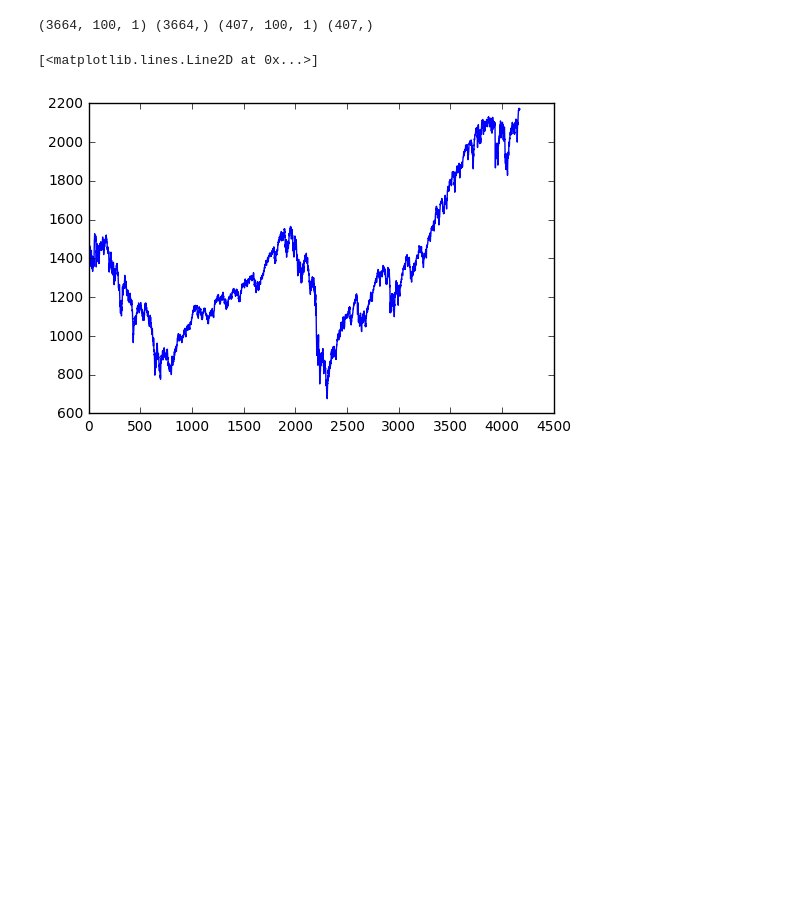
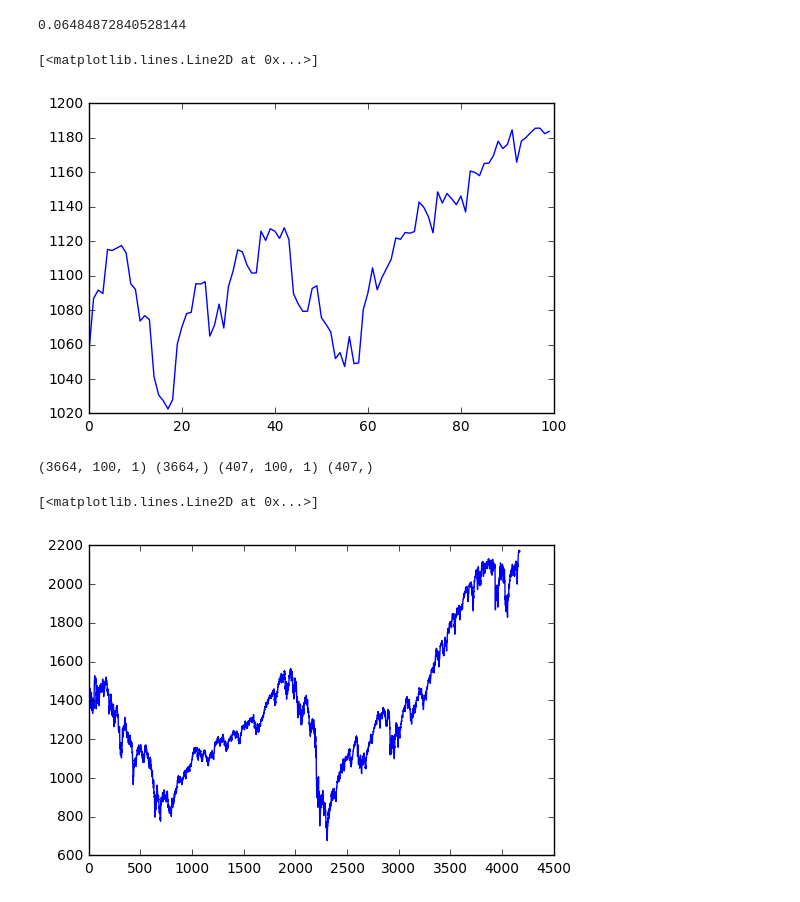
Before and after one commit to AndrewGeorge/how_to_win_slot_machines, a Jupyter notebook: WallStBandits.ipynb, the cells around one changed output. Saved outputs shown, nothing was run; the diff lists cells and outputs as text; code cells hidden in the pictures; blank space fills up the shorter version.

```diff
--- a/WallStBandits.ipynb
+++ b/WallStBandits.ipynb
@@ -135,4 +191,14 @@ bandit_probs = [0.2,0,-0.2,-5]
 #     else:
 #         #return a negative reward.
 #         return -1
+# %%
+b = StratTwin()
+y =x[::1]
+print(b(y))
+
+plt.plot(y)
+# %% [output]
+0.06484872840528144
+[<matplotlib.lines.Line2D at 0x...>]
+[figure, added]
 # %%
```
Also changed, not shown: parts of 6 cells of this notebook.
